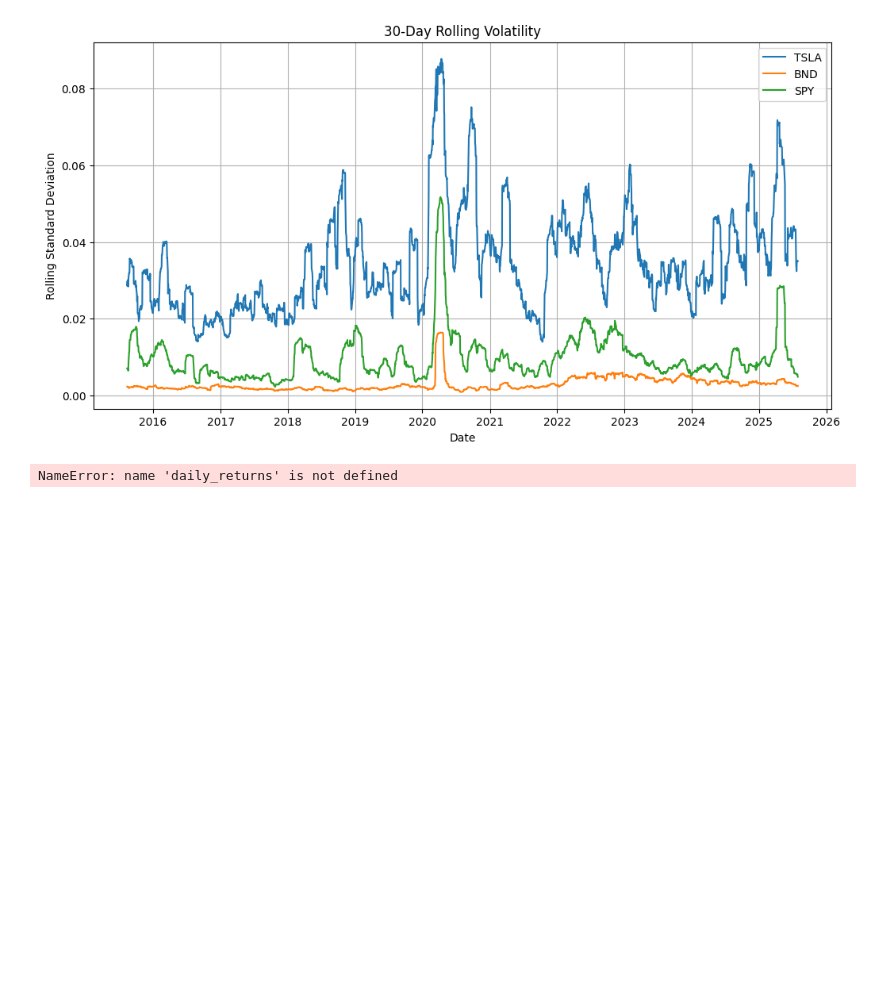
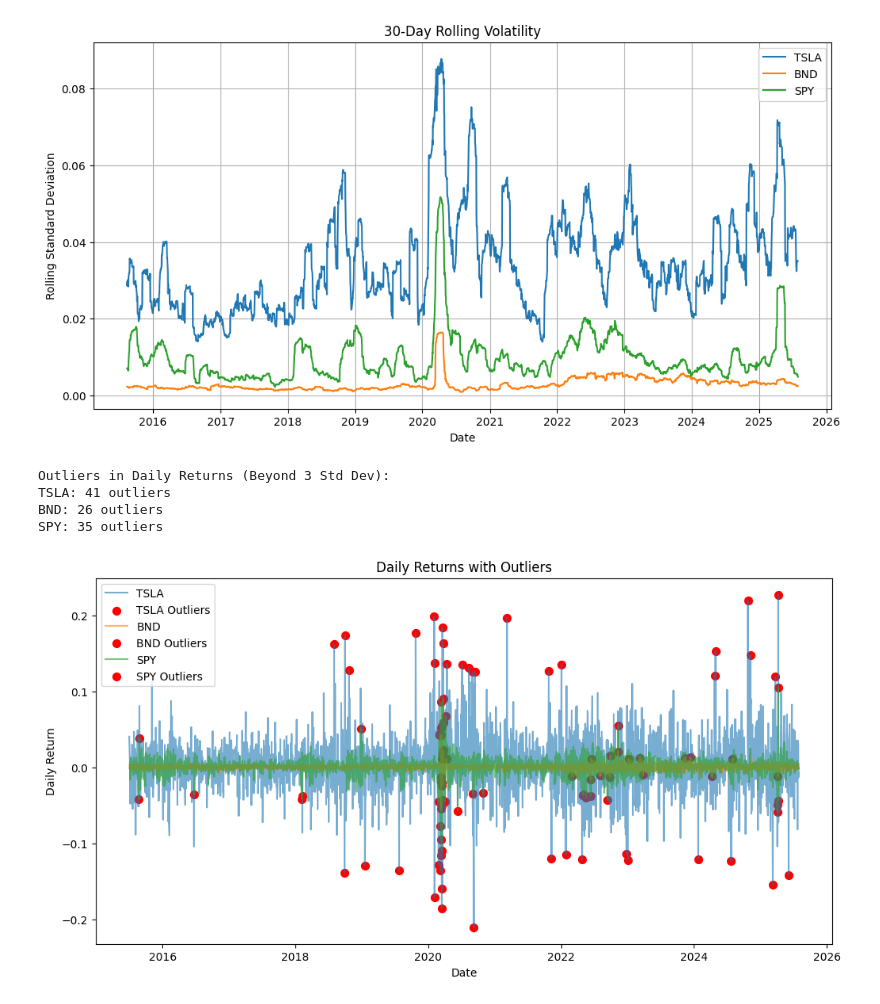
Before and after one commit to nanecha/Time-Series-Forecasting-for-Portfolio-Management-Optimization-, a Jupyter notebook: notebooks/preprocess_expore_data.ipynb, the cells around one changed output. Saved outputs shown, nothing was run; the diff lists cells and outputs as text; code cells hidden in the pictures; blank space fills up the shorter version.

Commit message:
outlier  detection and visualization

```diff
--- a/notebooks/preprocess_expore_data.ipynb
+++ b/notebooks/preprocess_expore_data.ipynb
@@ -217,10 +230,25 @@ daily_returns, rolling_mean, rolling_std = eda_data_analysis(adj_close, tickers,
 # %%
 
 # Outlier detection
 from src.scrap_preprocess_data import outlier_detection
 outliers, means, stds = outlier_detection(daily_returns, tickers)
+#plot the outliers
+figure, ax = plt.subplots(figsize=(12, 6))
+for ticker in tickers:
+    ax.plot(daily_returns.index, daily_returns[ticker], label=ticker, alpha=0.6)
+    ax.scatter(outliers[ticker].index, outliers[ticker], color='red', label=f'{ticker} Outliers', s=50)
+ax.set_title('Daily Returns with Outliers')
+ax.set_xlabel('Date')
+ax.set_ylabel('Daily Return')
+ax.legend()
+plt.savefig('F:/Time-Series-Forecasting-for-Portfolio-Management-Optimization-/data/output/daily_returns_with_outliers.png')
+plt.show()
 # %% [output]
-NameError: name 'daily_returns' is not defined
+Outliers in Daily Returns (Beyond 3 Std Dev):
+TSLA: 41 outliers
+BND: 26 outliers
+SPY: 35 outliers
+[figure, added]
 # %%
 
     # Stationarity test
```
Also changed, not shown: parts of 5 cells of this notebook.
